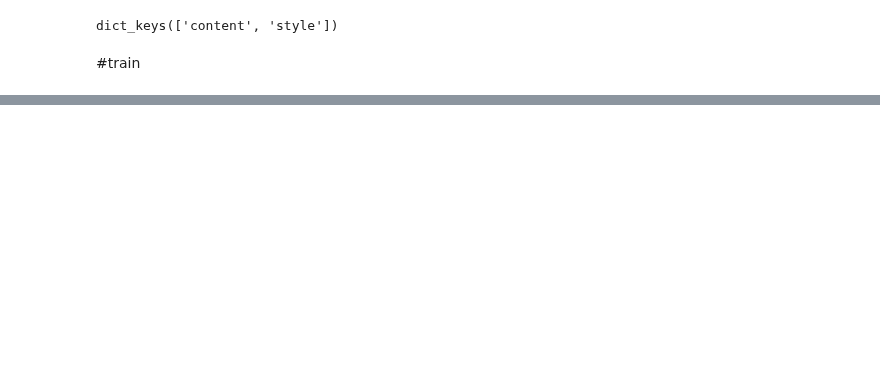
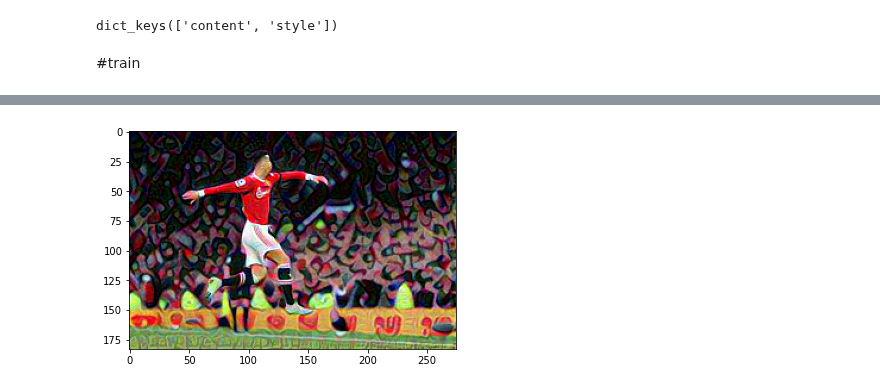
Before and after one commit to mralamdari/Computer-Vision-Projects, a Jupyter notebook: Style_Transfer.ipynb, the cells around one changed output, grey strips where cells are left out. Saved outputs shown, nothing was run; the diff lists cells and outputs as text; code cells hidden in the pictures; blank space fills up the shorter version.

```diff
--- a/Style_Transfer.ipynb
+++ b/Style_Transfer.ipynb
@@ -114,7 +114,7 @@ class StyleContentModel(tf.keras.models.Model):
     self.content_layers = content_layers
     self.vgg.trainable = False
 
-  def __call__(self, inputs):
+  def call(self, inputs):
     style_count = len(self.style_layers)
     inputs = inputs * 255.0  # [0-1] ==> [0, 255]
     # [0, 255] ==> [-127.5, 127.5]
@@ -125,7 +125,7 @@ class StyleContentModel(tf.keras.models.Model):
     style_outputs = [gram_matrix(style_output) for style_output in style_outputs]
 
     content_dict = {content_name: value for content_name, value in zip(self.content_layers, content_outputs)}
-    style_dict = {style_name: value for style_name, value in zip(self.style_layers, content_outputs)}
+    style_dict = {style_name: value for style_name, value in zip(self.style_layers, style_outputs)}
 
     return {'content': content_dict, 'style': style_dict}
 # %%
@@ -150,7 +159,7 @@ optimizer = tf.optimizers.Adam(learning_rate=0.02)
 # %%
 epochs = 5000
 
-for epoch in epochs:
+for epoch in range(epochs):
   with tf.GradientTape() as tape:
     outputs = extractor(new_image)
 
@@ -158,5 +167,20 @@ for epoch in epochs:
     style_outputs = outputs['style']
 
     #MSE
-    content_loss = tf.add_n([tf.reduce_mean((content_outputs[name] - content_targets[name])**2) for name in content_outputs.key()])
-    style_loss = tf.add_n([tf.reduce_mean((style_outputs[name] - style_targets[name])**2) for name in style_outputs.key()])
+    content_loss = tf.add_n([tf.reduce_mean((content_outputs[name] - content_targets[name])**2) for name in content_outputs.keys()])
+    style_loss = tf.add_n([tf.reduce_mean((style_outputs[name] - style_targets[name])**2) for name in style_outputs.keys()])
+
+    #weighted loss
+    total_loss = content_loss * content_weight / len(content_layers) +  style_loss * style_weight / len(style_layers)
+
+  #tells the direction to update the image
+  gradient = tape.gradient(total_loss, new_image)
+  optimizer.apply_gradients([(gradient, new_image)])
+
+  #make sure pixels are at range [0, 1]
+  new_image.assign(tf.clip_by_value(new_image, 0.0, 1.0))
+  if epoch % 500 == 0:
+    print(f'epoch {epoch} --- style loss {style_loss} --- content loss {content_loss} --- total loss {total_loss}')
+    plt.imshow(tf.squeeze(new_image,  axis=0))
+    plt.show()
+# %% [output]
@@ -162,0 +188 @@ for epoch in epochs:
+[figure, added]
```
Also changed, not shown: parts of 2 cells of this notebook.
